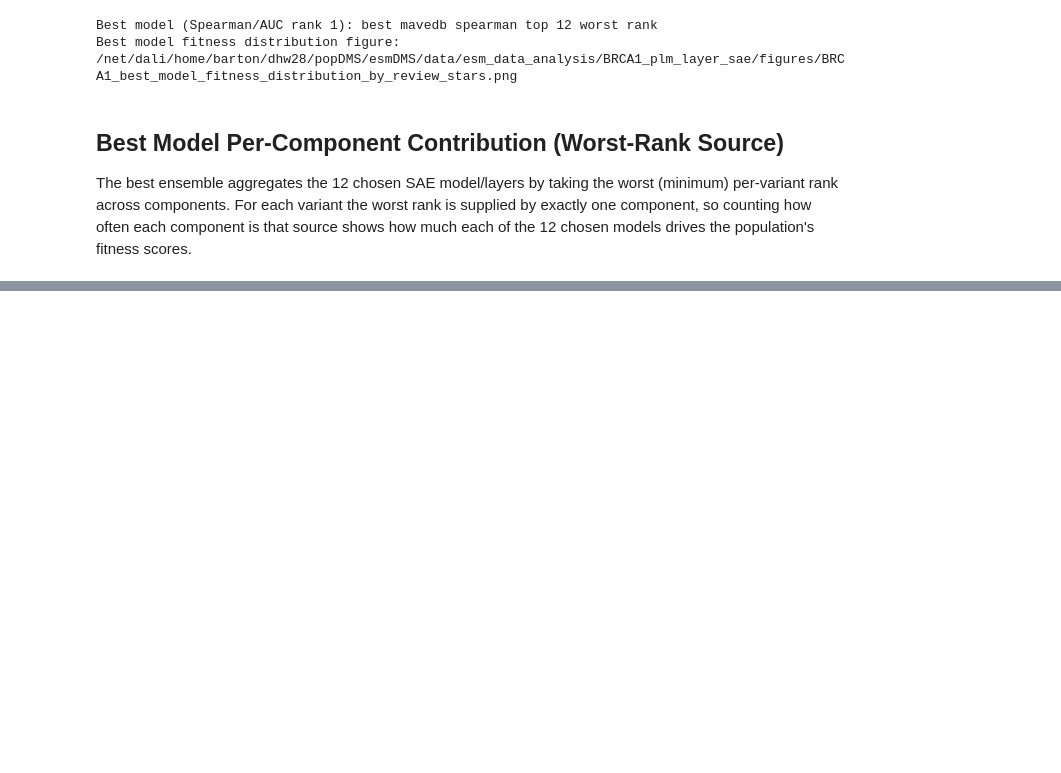
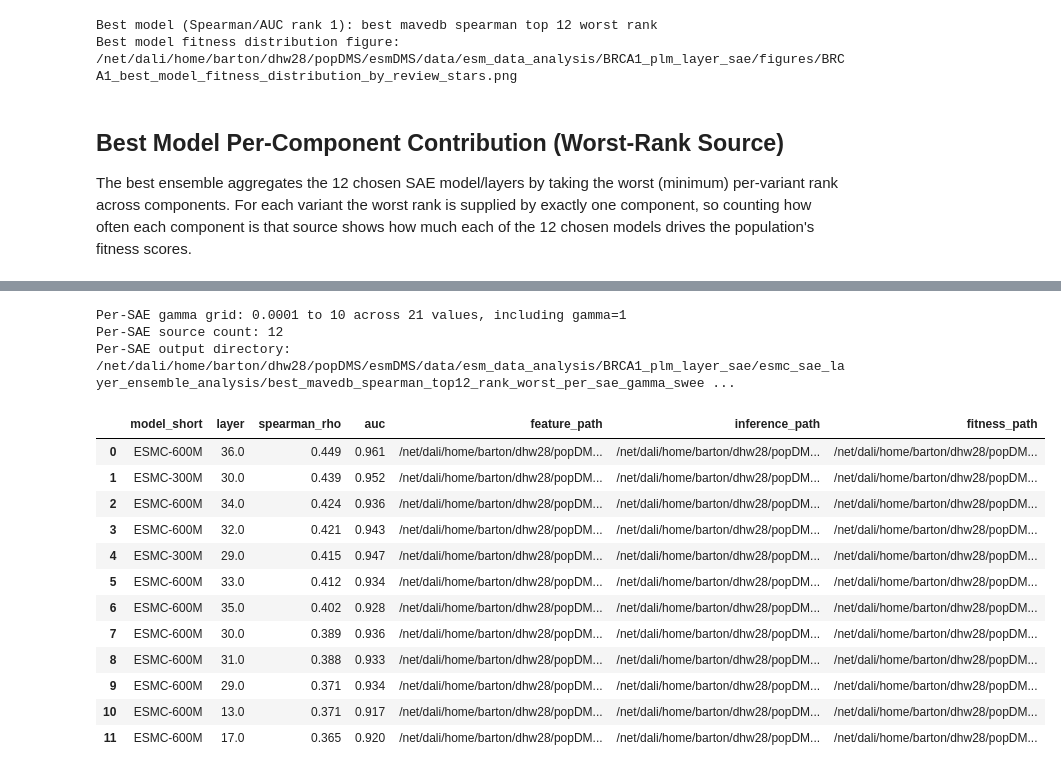
Before and after one commit to dylanwells37/esmDMS, a Jupyter notebook: esmc_sae_layer_ensemble_analysis.ipynb, the cells around one changed output, grey strips where cells are left out. Drawn from its saved outputs; the diff is of its cells as text; code cells hidden in the pictures; blank space fills up the shorter version.

```diff
--- a/esmc_sae_layer_ensemble_analysis.ipynb
+++ b/esmc_sae_layer_ensemble_analysis.ipynb
@@ -1179,0 +1230,67 @@ else:
+# %%
+# Per-SAE gamma sweep configuration. These outputs intentionally use a distinct run name.
+PER_SAE_GAMMA_COLLECTION = f"best_mavedb_spearman_top{COLLECTION_TOP_N}"
+PER_SAE_GAMMA_AGGREGATION = "rank_worst"
+PER_SAE_GAMMA_MIN = 0.0001
+PER_SAE_GAMMA_MAX = 10
+PER_SAE_GAMMA_STEPS = 20
+PER_SAE_GAMMA_VALUES = np.logspace(
+    np.log10(PER_SAE_GAMMA_MIN),
+    np.log10(PER_SAE_GAMMA_MAX),
+    PER_SAE_GAMMA_STEPS,
+)
+PER_SAE_SHARED_GAMMA_BASELINE = 1.0
+PER_SAE_GAMMA_VALUES = np.unique(
+    np.concatenate([PER_SAE_GAMMA_VALUES, np.array([PER_SAE_SHARED_GAMMA_BASELINE])])
+)
+
+CREATE_PER_SAE_GAMMA_SWEEP_JOBS = False
+SUBMIT_PER_SAE_GAMMA_SWEEP_JOBS = False
+PER_SAE_GAMMA_SWEEP_MEM = "96G"
+PER_SAE_GAMMA_SWEEP_TIME = "12:00:00"
+PER_SAE_GAMMA_MAX_ACTIVE_TASKS = min(COLLECTION_TOP_N, 12)
+
+assert PER_SAE_GAMMA_COLLECTION in collections, f"Missing collection: {PER_SAE_GAMMA_COLLECTION}"
+per_sae_gamma_source_rows = collections[PER_SAE_GAMMA_COLLECTION].copy().reset_index(drop=True)
+assert len(per_sae_gamma_source_rows) == COLLECTION_TOP_N, len(per_sae_gamma_source_rows)
+
+PER_SAE_GAMMA_RUN_NAME = f"{PER_SAE_GAMMA_COLLECTION}_{PER_SAE_GAMMA_AGGREGATION}_per_sae_gamma_sweep"
+PER_SAE_GAMMA_OUTPUT_DIR = OUTPUT_ROOT / PER_SAE_GAMMA_RUN_NAME
+PER_SAE_GAMMA_STATUS_DIR = PER_SAE_GAMMA_OUTPUT_DIR / "status"
+PER_SAE_GAMMA_LOG_DIR = JOB_ROOT / f"logs_{PER_SAE_GAMMA_RUN_NAME}"
+for directory in [PER_SAE_GAMMA_OUTPUT_DIR, PER_SAE_GAMMA_STATUS_DIR, PER_SAE_GAMMA_LOG_DIR]:
+    directory.mkdir(parents=True, exist_ok=True)
+
+PER_SAE_GAMMA_PAYLOAD_PATH = JOB_ROOT / f"{PER_SAE_GAMMA_RUN_NAME}_payload.pkl"
+PER_SAE_GAMMA_WORKER_PATH = JOB_ROOT / "run_per_sae_gamma_sweep_task.py"
+PER_SAE_GAMMA_SCRIPT_PATH = JOB_ROOT / f"submit_{PER_SAE_GAMMA_RUN_NAME}.sh"
+PER_SAE_GAMMA_PYTHON_EXECUTABLE = str(Path(sys.executable))
+
+print(f"Per-SAE gamma grid: {PER_SAE_GAMMA_VALUES[0]:g} to {PER_SAE_GAMMA_VALUES[-1]:g} across {len(PER_SAE_GAMMA_VALUES)} values, including gamma={PER_SAE_SHARED_GAMMA_BASELINE:g}")
+print(f"Per-SAE source count: {len(per_sae_gamma_source_rows)}")
+print(f"Per-SAE output directory: {PER_SAE_GAMMA_OUTPUT_DIR}")
+display(
+    per_sae_gamma_source_rows[
+        ["model_short", "layer", "spearman_rho", "auc", "feature_path", "inference_path", "fitness_path"]
+    ].assign(
+        spearman_rho=lambda df: pd.to_numeric(df["spearman_rho"], errors="coerce").round(3),
+        auc=lambda df: pd.to_numeric(df["auc"], errors="coerce").round(3),
+    )
+)
+# %% [output]
+Per-SAE gamma grid: 0.0001 to 10 across 21 values, including gamma=1
+Per-SAE source count: 12
+Per-SAE output directory: /net/dali/home/barton/dhw28/popDMS/esmDMS/data/esm_data_analysis/BRCA1_plm_layer_sae/esmc_sae_layer_ensemble_analysis/best_mavedb_spearman_top12_rank_worst_per_sae_gamma_swee ...
+|  | model_short | layer | spearman_rho | auc | feature_path | inference_path | fitness_path |
+| 0 | ESMC-600M | 36.0 | 0.449 | 0.961 | /net/dali/home/barton/dhw28/popDM... | /net/dali/home/barton/dhw28/popDM... | /net/dali/home/barton/dhw28/popDM... |
+| 1 | ESMC-300M | 30.0 | 0.439 | 0.952 | /net/dali/home/barton/dhw28/popDM... | /net/dali/home/barton/dhw28/popDM... | /net/dali/home/barton/dhw28/popDM... |
+| 2 | ESMC-600M | 34.0 | 0.424 | 0.936 | /net/dali/home/barton/dhw28/popDM... | /net/dali/home/barton/dhw28/popDM... | /net/dali/home/barton/dhw28/popDM... |
+| 3 | ESMC-600M | 32.0 | 0.421 | 0.943 | /net/dali/home/barton/dhw28/popDM... | /net/dali/home/barton/dhw28/popDM... | /net/dali/home/barton/dhw28/popDM... |
+| 4 | ESMC-300M | 29.0 | 0.415 | 0.947 | /net/dali/home/barton/dhw28/popDM... | /net/dali/home/barton/dhw28/popDM... | /net/dali/home/barton/dhw28/popDM... |
+| 5 | ESMC-600M | 33.0 | 0.412 | 0.934 | /net/dali/home/barton/dhw28/popDM... | /net/dali/home/barton/dhw28/popDM... | /net/dali/home/barton/dhw28/popDM... |
+| 6 | ESMC-600M | 35.0 | 0.402 | 0.928 | /net/dali/home/barton/dhw28/popDM... | /net/dali/home/barton/dhw28/popDM... | /net/dali/home/barton/dhw28/popDM... |
+| 7 | ESMC-600M | 30.0 | 0.389 | 0.936 | /net/dali/home/barton/dhw28/popDM... | /net/dali/home/barton/dhw28/popDM... | /net/dali/home/barton/dhw28/popDM... |
+| 8 | ESMC-600M | 31.0 | 0.388 | 0.933 | /net/dali/home/barton/dhw28/popDM... | /net/dali/home/barton/dhw28/popDM... | /net/dali/home/barton/dhw28/popDM... |
+| 9 | ESMC-600M | 29.0 | 0.371 | 0.934 | /net/dali/home/barton/dhw28/popDM... | /net/dali/home/barton/dhw28/popDM... | /net/dali/home/barton/dhw28/popDM... |
+| 10 | ESMC-600M | 13.0 | 0.371 | 0.917 | /net/dali/home/barton/dhw28/popDM... | /net/dali/home/barton/dhw28/popDM... | /net/dali/home/barton/dhw28/popDM... |
+| 11 | ESMC-600M | 17.0 | 0.365 | 0.920 | /net/dali/home/barton/dhw28/popDM... | /net/dali/home/barton/dhw28/popDM... | /net/dali/home/barton/dhw28/popDM... |
```
Also changed, not shown: parts of 14 cells of this notebook.
